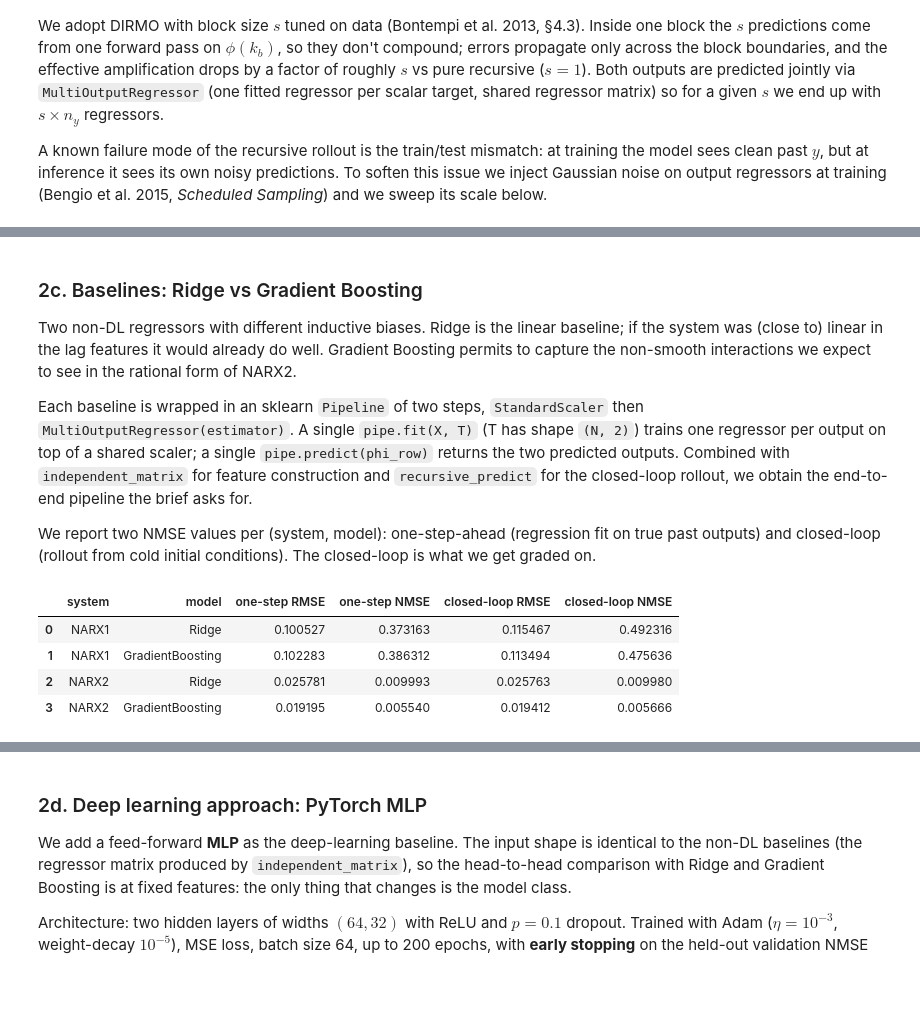
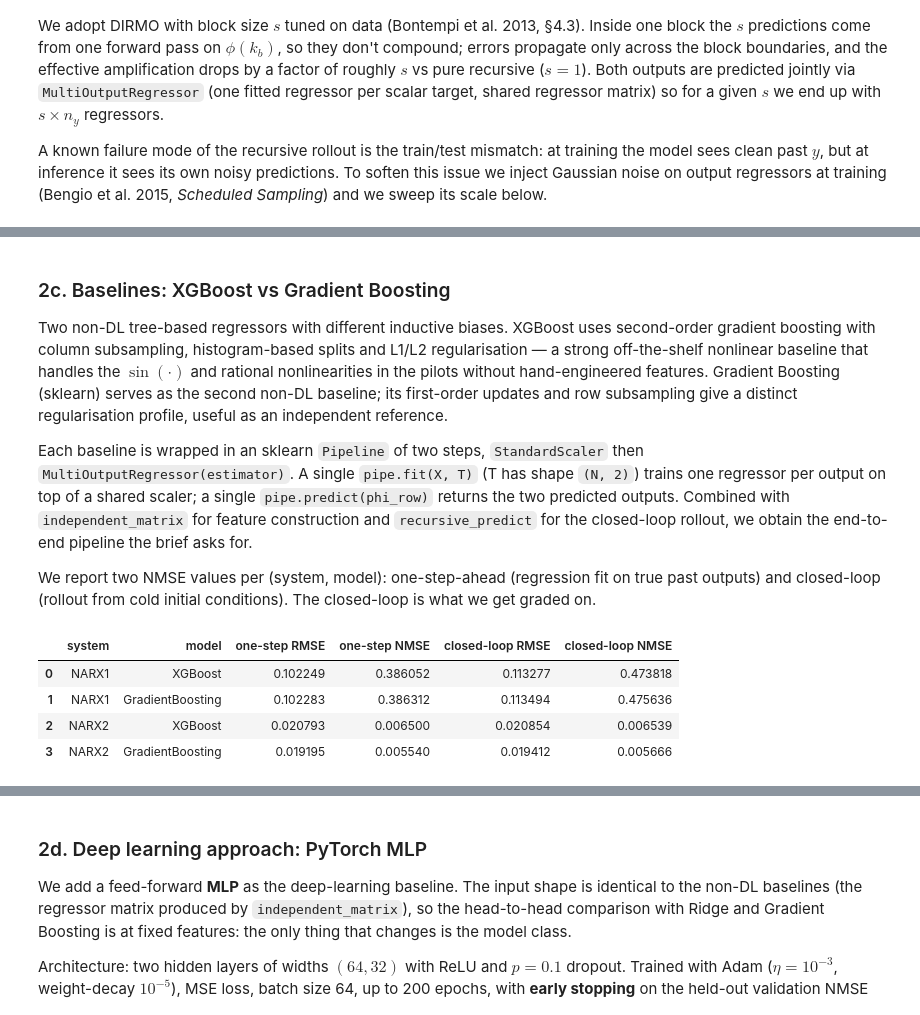
Before and after one commit to bnanguen/NARX, a Jupyter notebook: notebooks/main.ipynb, the cells around one changed output, grey strips where cells are left out. Drawn from its saved outputs; the diff is of its cells as text; code cells hidden in the pictures; blank space fills up the shorter version.

```diff
--- a/notebooks/main.ipynb
+++ b/notebooks/main.ipynb
@@ -356,11 +353,14 @@ plt.show()
 # %% [markdown]
-### 2c. Baselines: Ridge vs Gradient Boosting
+### 2c. Baselines: XGBoost vs Gradient Boosting
 
-Two non-DL regressors with different inductive biases. Ridge is the
-linear baseline; if the system was (close to) linear in the lag
-features it would already do well. Gradient Boosting permits to
-capture the non-smooth interactions we expect to see in the
-rational form of NARX2.
+Two non-DL tree-based regressors with different inductive biases.
+XGBoost uses second-order gradient boosting with column subsampling,
+histogram-based splits and L1/L2 regularisation — a strong off-the-shelf
+nonlinear baseline that handles the $\sin(\cdot)$ and rational
+nonlinearities in the pilots without hand-engineered features.
+Gradient Boosting (sklearn) serves as the second non-DL baseline;
+its first-order updates and row subsampling give a distinct regularisation
+profile, useful as an independent reference.
 
 Each baseline is wrapped in an sklearn `Pipeline` of two steps,
 `StandardScaler` then `MultiOutputRegressor(estimator)`. A single
@@ -402,36 +402,40 @@ def evaluate_pipeline(name, pipe, Y_tr, U_tr, Y_ts, U_ts, d, na, nb):
 # %%
 import pandas as pd
 
-ridge_proto = Ridge(alpha=1.0)
-gb_proto    = GradientBoostingRegressor(n_estimators=300, max_depth=4,
-                                        learning_rate=0.05, subsample=0.8,
-                                        random_state=42)
+xgb_proto = XGBRegressor(
+    n_estimators=300, max_depth=4, learning_rate=0.05,
+    subsample=0.8, colsample_bytree=0.8, tree_method='hist',
+    random_state=42, verbosity=0, n_jobs=-1,
+)
+gb_proto = GradientBoostingRegressor(n_estimators=300, max_depth=4,
+                                     learning_rate=0.05, subsample=0.8,
+                                     random_state=42)
 
 rows = []
 for sys_label, (Y_tr, U_tr, Y_ts, U_ts, true_p) in [
     ('NARX1', (Y1tr, U1tr, Y1ts, U1ts, NARX1_TRUE_PARAMS)),
     ('NARX2', (Y2tr, U2tr, Y2ts, U2ts, NARX2_TRUE_PARAMS)),
 ]:
     d, na, nb = true_p['d'], true_p['na'], true_p['nb']
-    for mname, proto in [('Ridge', ridge_proto), ('GradientBoosting', gb_proto)]:
+    for mname, proto in [('XGBoost', xgb_proto), ('GradientBoosting', gb_proto)]:
         r = evaluate_pipeline(mname, make_baseline_pipeline(proto),
                                 Y_tr, U_tr, Y_ts, U_ts, d, na, nb)
         r['system'] = sys_label
         rows.append(r)
 
 table = pd.DataFrame([{k: v for k, v in r.items() if k != 'pipe'} for r in rows])
 table = table[['system', 'name',
                  'one_step_rmse', 'one_step_nmse',
                  'recursive_rmse', 'recursive_nmse']]
 table.columns = ['system', 'model',
                   'one-step RMSE', 'one-step NMSE',
                   'closed-loop RMSE', 'closed-loop NMSE']
 table
 # %% [output]
 |  | system | model | one-step RMSE | one-step NMSE | closed-loop RMSE | closed-loop NMSE |
-| 0 | NARX1 | Ridge | 0.100527 | 0.373163 | 0.115467 | 0.492316 |
+| 0 | NARX1 | XGBoost | 0.102249 | 0.386052 | 0.113277 | 0.473818 |
 | 1 | NARX1 | GradientBoosting | 0.102283 | 0.386312 | 0.113494 | 0.475636 |
-| 2 | NARX2 | Ridge | 0.025781 | 0.009993 | 0.025763 | 0.009980 |
+| 2 | NARX2 | XGBoost | 0.020793 | 0.006500 | 0.020854 | 0.006539 |
 | 3 | NARX2 | GradientBoosting | 0.019195 | 0.005540 | 0.019412 | 0.005666 |
 # %%
 # Inspect the pipeline structure for one of the fitted models
```
Also changed, not shown: parts of 17 cells of this notebook, 2 other files.
